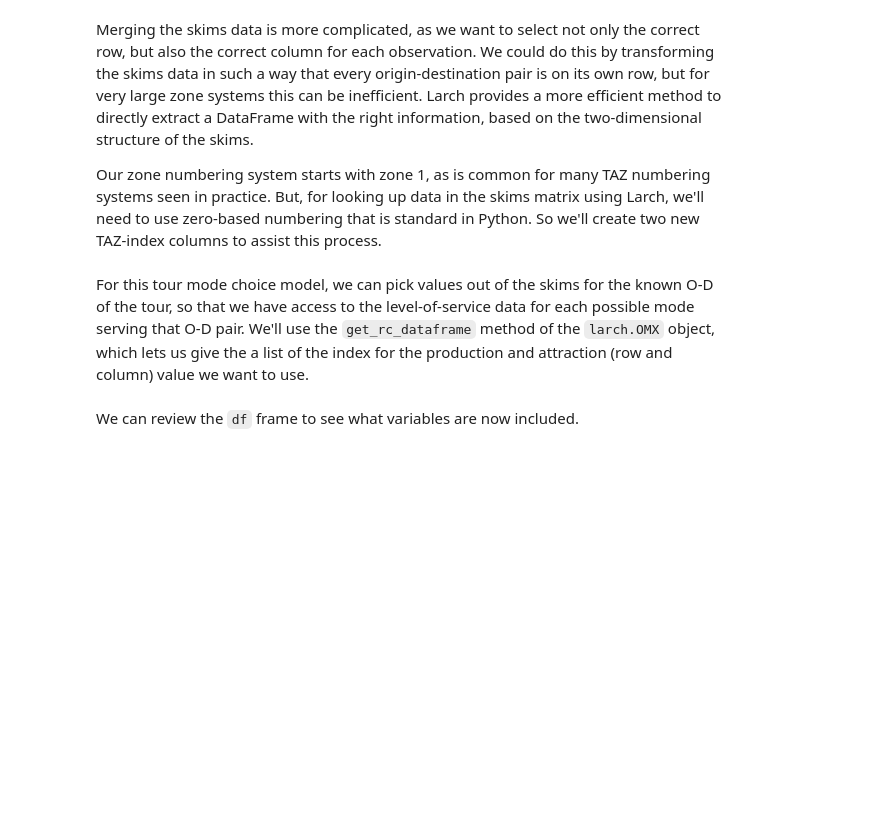
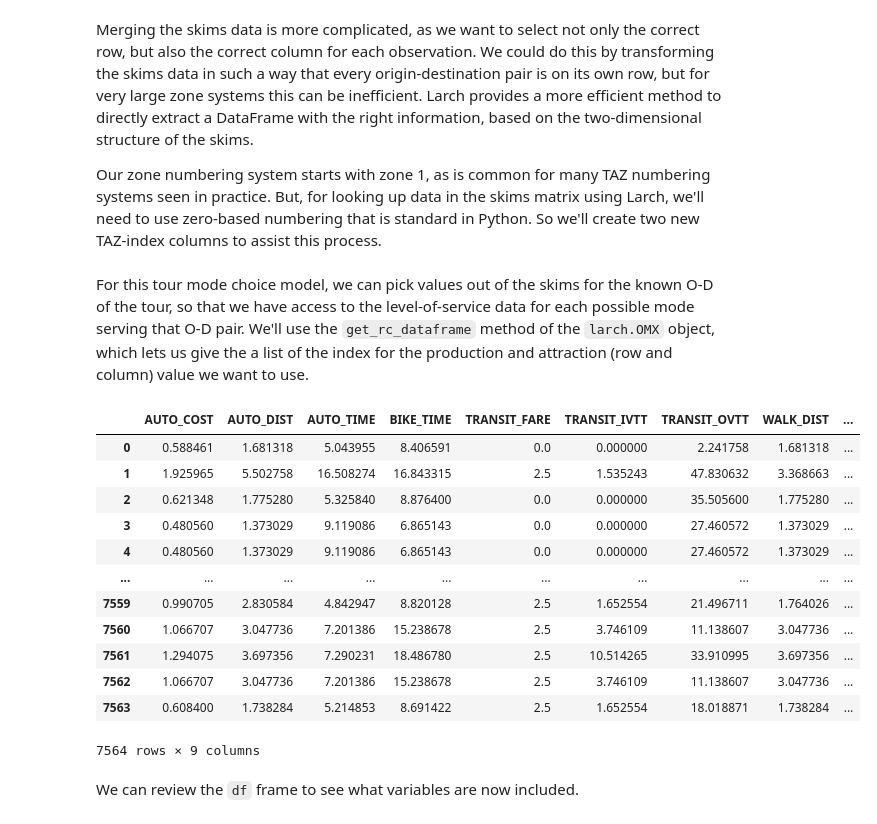
Before and after one commit to jpn--/python-for-transportation-modeling, a Jupyter notebook: course-content/choice-modeling/1_exville_mode_choice.ipynb, the cells around one changed output. Saved outputs shown, nothing was run; the diff lists cells and outputs as text; code cells hidden in the pictures; blank space fills up the shorter version.

```diff
--- a/course-content/choice-modeling/1_exville_mode_choice.ipynb
+++ b/course-content/choice-modeling/1_exville_mode_choice.ipynb
@@ -200,8 +221,21 @@ object, which lets us give the a list of the index for the
 production and attraction (row and column) value we
 want to use.
 # %%
-df = df.join(
-    skims.get_rc_dataframe(
-        df["HOMETAZi"], df["DTAZi"],
-    )
+los_data = skims.get_rc_dataframe(
+    df["HOMETAZi"], df["DTAZi"],
 )
+los_data
+# %% [output]
+|  | AUTO_COST | AUTO_DIST | AUTO_TIME | BIKE_TIME | TRANSIT_FARE | TRANSIT_IVTT | TRANSIT_OVTT | WALK_DIST | ... |
+| 0 | 0.588461 | 1.681318 | 5.043955 | 8.406591 | 0.0 | 0.000000 | 2.241758 | 1.681318 | ... |
+| 1 | 1.925965 | 5.502758 | 16.508274 | 16.843315 | 2.5 | 1.535243 | 47.830632 | 3.368663 | ... |
+| 2 | 0.621348 | 1.775280 | 5.325840 | 8.876400 | 0.0 | 0.000000 | 35.505600 | 1.775280 | ... |
+| 3 | 0.480560 | 1.373029 | 9.119086 | 6.865143 | 0.0 | 0.000000 | 27.460572 | 1.373029 | ... |
+| 4 | 0.480560 | 1.373029 | 9.119086 | 6.865143 | 0.0 | 0.000000 | 27.460572 | 1.373029 | ... |
+| ... | ... | ... | ... | ... | ... | ... | ... | ... | ... |
+| 7559 | 0.990705 | 2.830584 | 4.842947 | 8.820128 | 2.5 | 1.652554 | 21.496711 | 1.764026 | ... |
+| 7560 | 1.066707 | 3.047736 | 7.201386 | 15.238678 | 2.5 | 3.746109 | 11.138607 | 3.047736 | ... |
+| 7561 | 1.294075 | 3.697356 | 7.290231 | 18.486780 | 2.5 | 10.514265 | 33.910995 | 3.697356 | ... |
+| 7562 | 1.066707 | 3.047736 | 7.201386 | 15.238678 | 2.5 | 3.746109 | 11.138607 | 3.047736 | ... |
+| 7563 | 0.608400 | 1.738284 | 5.214853 | 8.691422 | 2.5 | 1.652554 | 18.018871 | 1.738284 | ... |
+7564 rows × 9 columns
```
Also changed, not shown: parts of 8 cells of this notebook.
